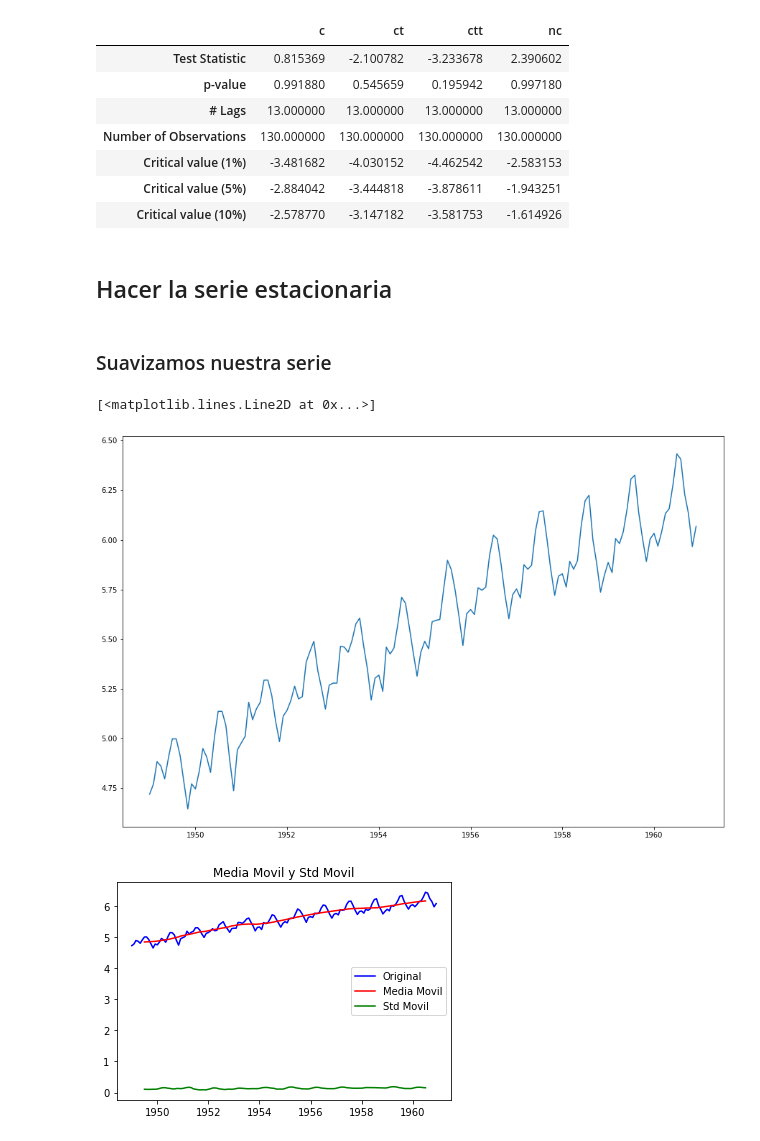
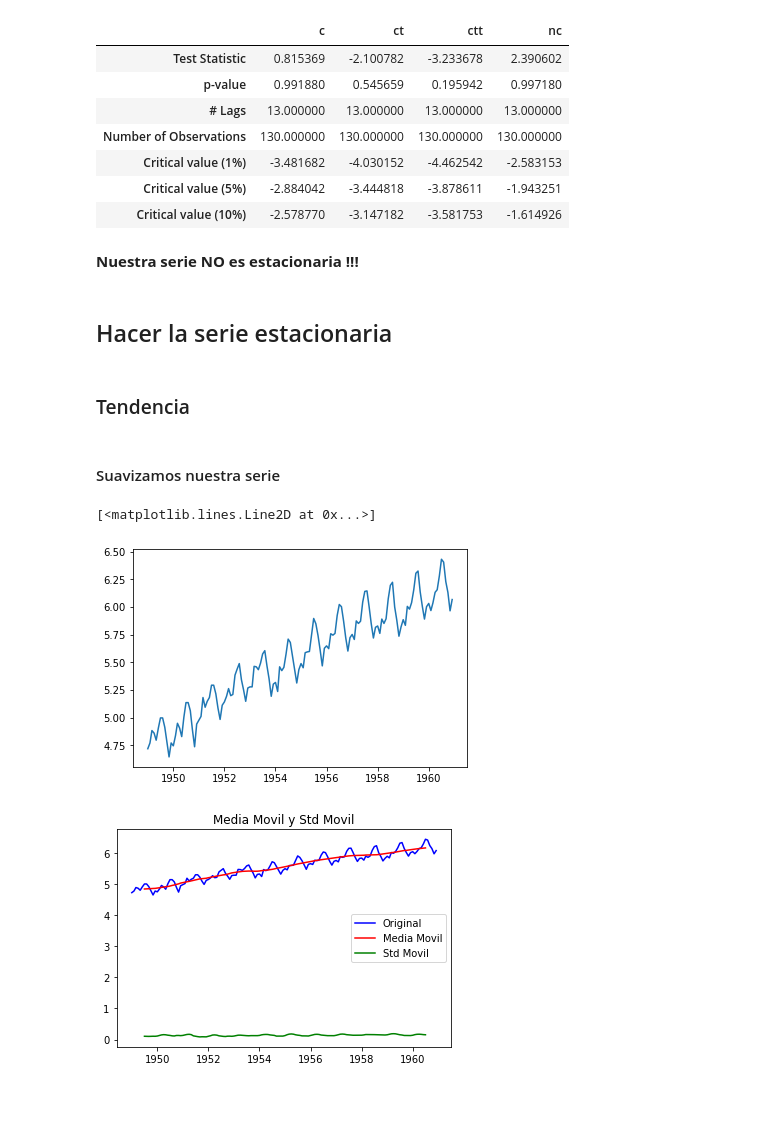
Before and after one commit to JuanFeA98/Time_Series, a Jupyter notebook: Introduction to Time Series.ipynb, the cells around one changed output. Drawn from its saved outputs; the diff is of its cells as text; code cells hidden in the pictures; blank space fills up the shorter version.

Commit message:
Time Series Part Three

```diff
--- a/Introduction to Time Series.ipynb
+++ b/Introduction to Time Series.ipynb
@@ -156,18 +155,21 @@ wf
 | Critical value (1%) | -3.481682 | -4.030152 | -4.462542 | -2.583153 |
 | Critical value (5%) | -2.884042 | -3.444818 | -3.878611 | -1.943251 |
 | Critical value (10%) | -2.578770 | -3.147182 | -3.581753 | -1.614926 |
+# %% [markdown]
+<strong> Nuestra serie NO es estacionaria !!! </strong>
 # %% [markdown]
 ## Hacer la serie estacionaria
+# %% [markdown]
+### Tendencia
 # %% [markdown]
-### Suavizamos nuestra serie
+#### Suavizamos nuestra serie
 # %%
 ts_log = np.log(ts)
 # %%
-plt.figure(figsize=(15,10))
 plt.plot(ts_log)
 # %% [output]
 [<matplotlib.lines.Line2D at 0x...>]
-[figure, old version]
+[figure, new version]
 # %%
 rolling_MS(ts_log)
 # %% [output]
```
Also changed, not shown: parts of 29 cells of this notebook.
